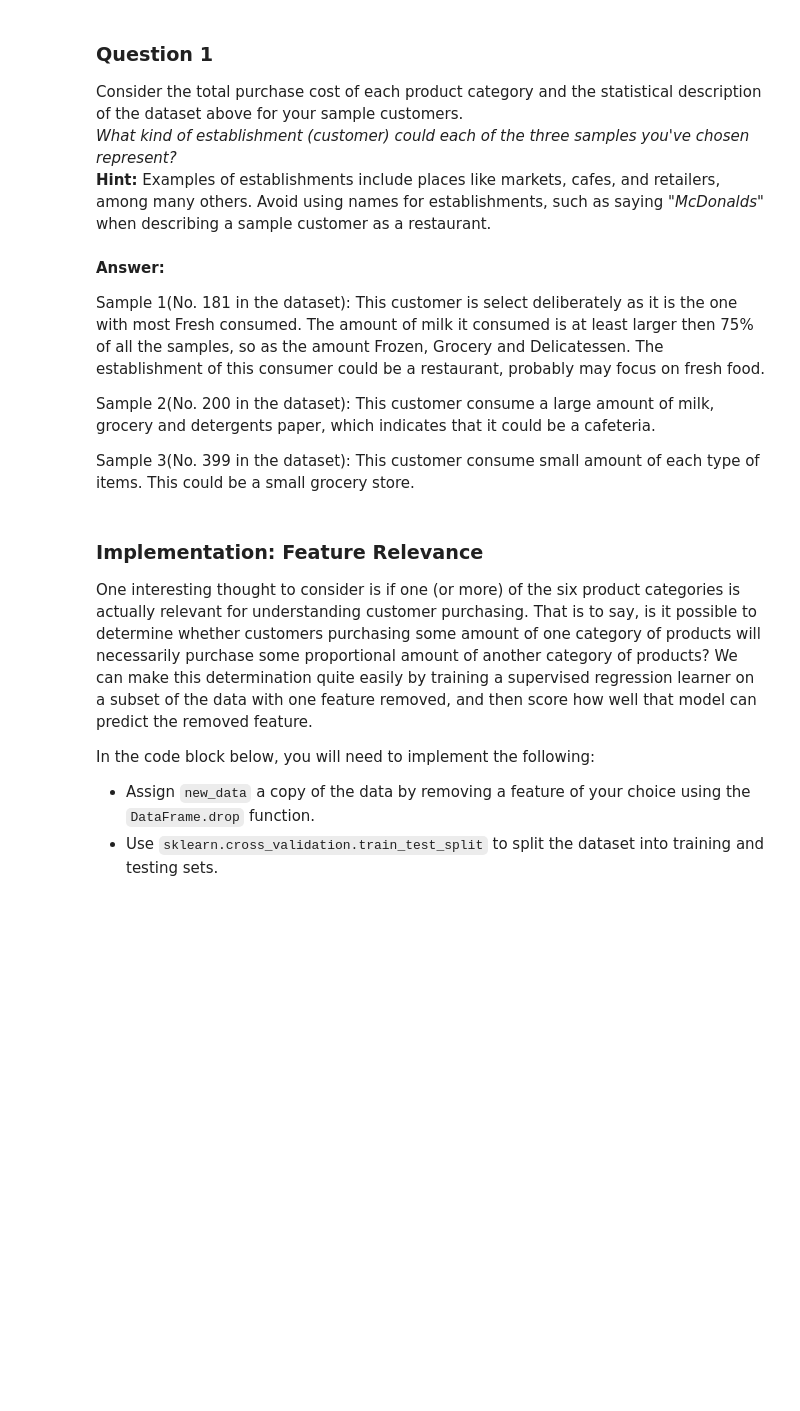
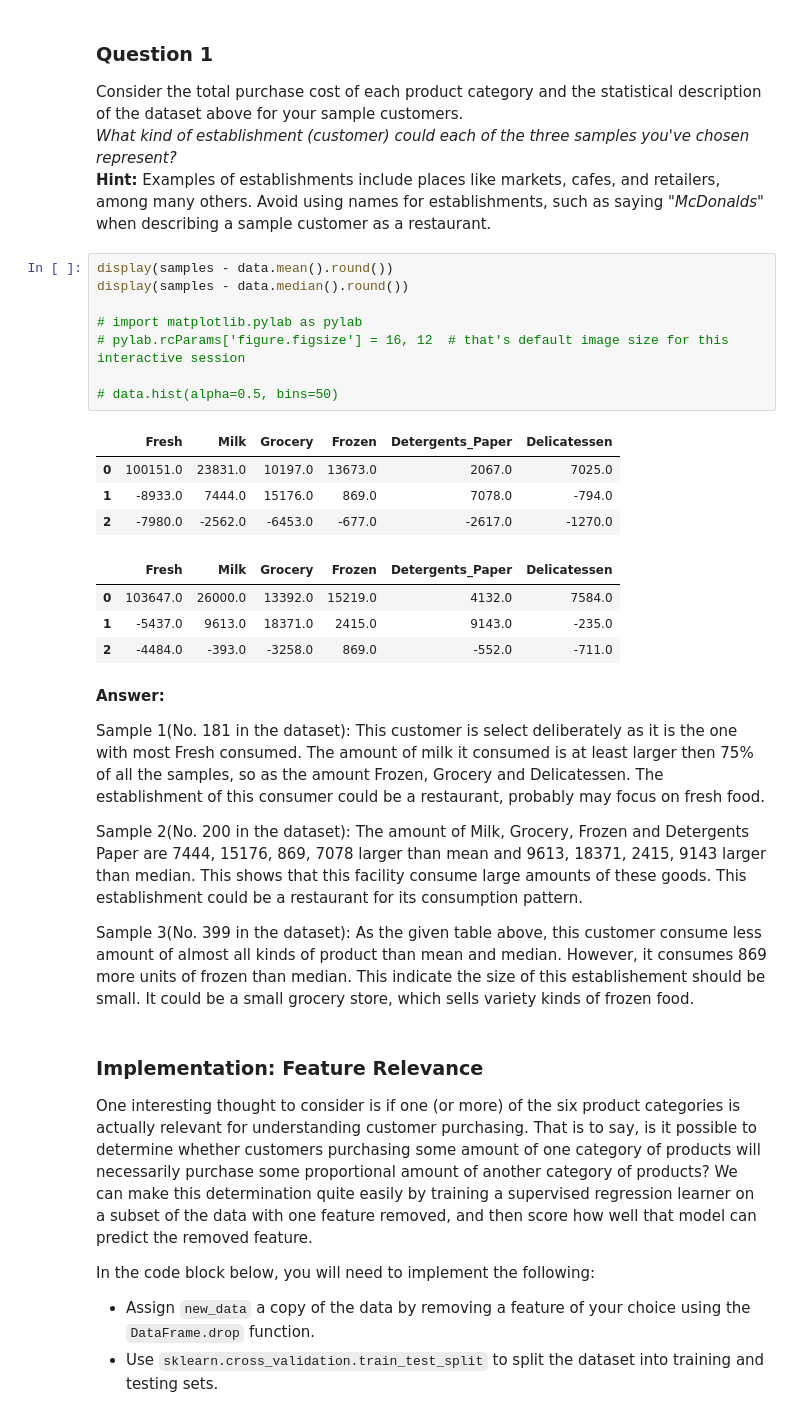
Before and after one commit to jinzhangA/Udacity_ZC, a Jupyter notebook: customer_segments_zhuo_chen/customer_segments.ipynb, the cells around one changed output. Cells and saved outputs as stored; diff of their text form; blank space fills up the shorter version.

```diff
--- a/customer_segments_zhuo_chen/customer_segments.ipynb
+++ b/customer_segments_zhuo_chen/customer_segments.ipynb
@@ -85,14 +85,31 @@ Chosen samples of wholesale customers dataset:
 Consider the total purchase cost of each product category and the statistical description of the dataset above for your sample customers.
 *What kind of establishment (customer) could each of the three samples you've chosen represent?*
 **Hint:** Examples of establishments include places like markets, cafes, and retailers, among many others. Avoid using names for establishments, such as saying *"McDonalds"* when describing a sample customer as a restaurant.
+# %%
+display(samples - data.mean().round())
+display(samples - data.median().round())
+
+# import matplotlib.pylab as pylab
+# pylab.rcParams['figure.figsize'] = 16, 12  # that's default image size for this interactive session
+
+# data.hist(alpha=0.5, bins=50)
+# %% [output]
+|  | Fresh | Milk | Grocery | Frozen | Detergents_Paper | Delicatessen |
+| 0 | 100151.0 | 23831.0 | 10197.0 | 13673.0 | 2067.0 | 7025.0 |
+| 1 | -8933.0 | 7444.0 | 15176.0 | 869.0 | 7078.0 | -794.0 |
+| 2 | -7980.0 | -2562.0 | -6453.0 | -677.0 | -2617.0 | -1270.0 |
+|  | Fresh | Milk | Grocery | Frozen | Detergents_Paper | Delicatessen |
+| 0 | 103647.0 | 26000.0 | 13392.0 | 15219.0 | 4132.0 | 7584.0 |
+| 1 | -5437.0 | 9613.0 | 18371.0 | 2415.0 | 9143.0 | -235.0 |
+| 2 | -4484.0 | -393.0 | -3258.0 | 869.0 | -552.0 | -711.0 |
 # %% [markdown]
 **Answer:**
 
 Sample 1(No. 181 in the dataset): This customer is select deliberately as it is the one with most Fresh consumed. The amount of milk it consumed is at least larger then 75% of all the samples, so as the amount Frozen, Grocery and  Delicatessen. The establishment of this consumer could be a restaurant, probably may focus on fresh food.
 
-Sample 2(No. 200 in the dataset): This customer consume a large amount of milk, grocery and detergents paper, which indicates that it could be a cafeteria.
+Sample 2(No. 200 in the dataset): The amount of Milk, Grocery, Frozen and Detergents Paper are 7444, 15176, 869,	7078 larger than mean and 9613, 18371, 2415, 9143 larger than median. This shows that this facility consume large amounts of these goods. This establishment could be a restaurant for its consumption pattern.
 
-Sample 3(No. 399 in the dataset): This customer consume small amount of each type of items. This could be a small grocery store.
+Sample 3(No. 399 in the dataset): As the given table above, this customer consume less amount of almost all kinds of product than mean and median. However, it consumes 869 more units of frozen than median. This indicate the size of this establishement should be small. It could be a small grocery store, which sells variety kinds of frozen food.
 # %% [markdown]
 ### Implementation: Feature Relevance
 One interesting thought to consider is if one (or more) of the six product categories is actually relevant for understanding customer purchasing. That is to say, is it possible to determine whether customers purchasing some amount of one category of products will necessarily purchase some proportional amount of another category of products? We can make this determination quite easily by training a supervised regression learner on a subset of the data with one feature removed, and then score how well that model can predict the removed feature.
```
Also changed, not shown: parts of 16 cells of this notebook.
